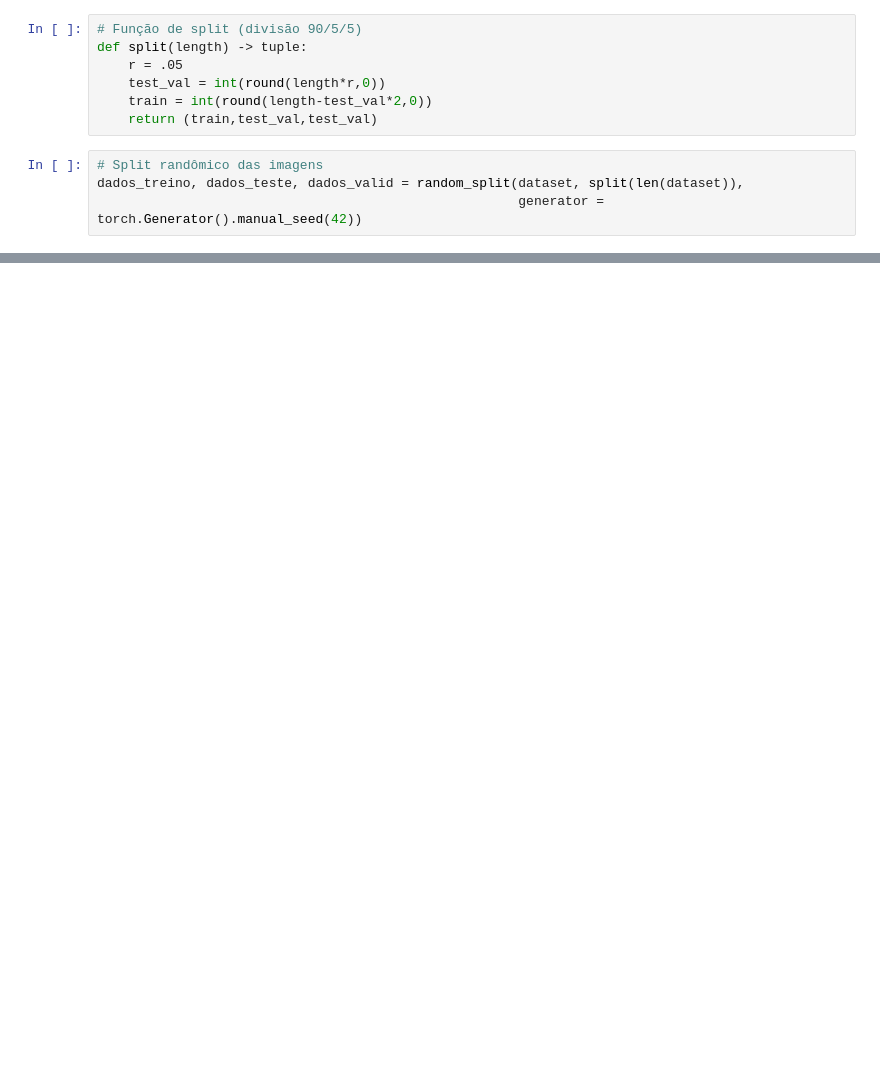
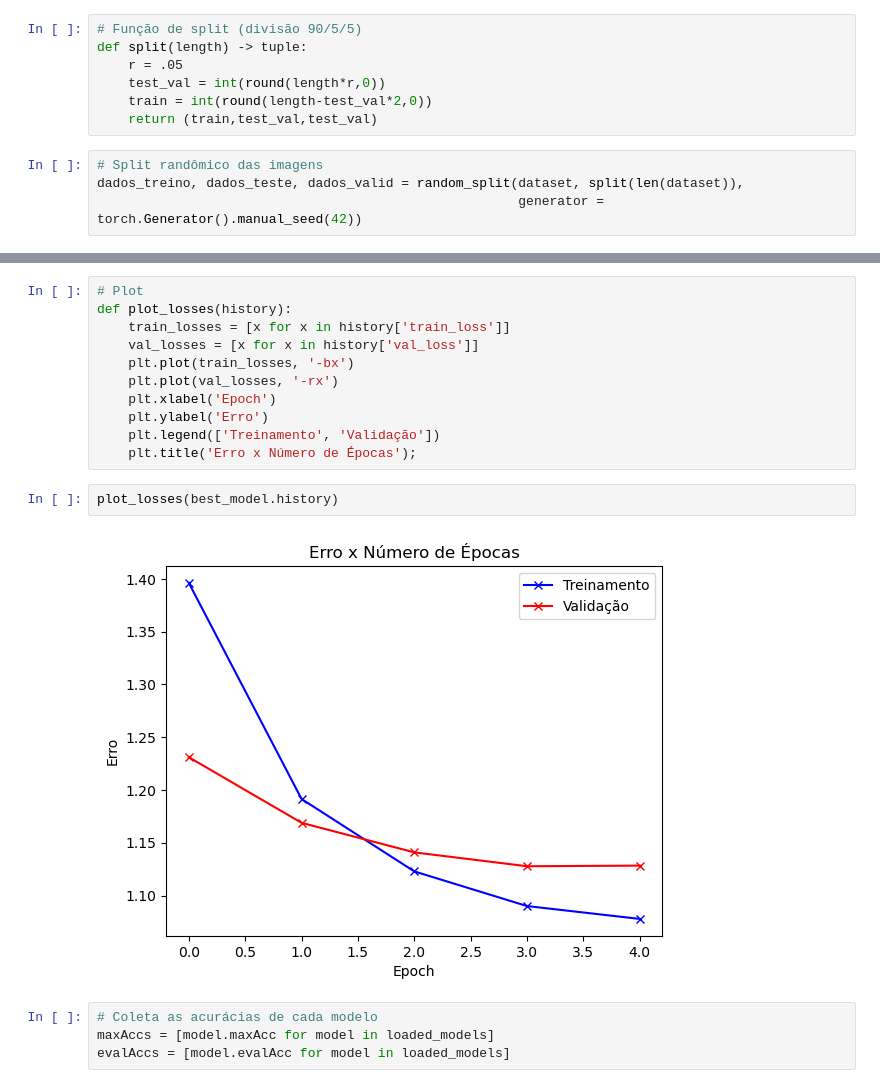
Before and after one commit to marcosmorais94/formacao-inteligencia-artificial, a Jupyter notebook: analises-imagens-IA/projeto03-material-reciclavel.ipynb, the cells around one changed output, grey strips where cells are left out. Drawn from its saved outputs; the diff is of its cells as text; blank space fills up the shorter version.

```diff
--- a/analises-imagens-IA/projeto03-material-reciclavel.ipynb
+++ b/analises-imagens-IA/projeto03-material-reciclavel.ipynb
@@ -119,0 +557,19 @@ batch_size = 16
+# %%
+# Plot
+def plot_losses(history):
+    train_losses = [x for x in history['train_loss']]
+    val_losses = [x for x in history['val_loss']]
+    plt.plot(train_losses, '-bx')
+    plt.plot(val_losses, '-rx')
+    plt.xlabel('Epoch')
+    plt.ylabel('Erro')
+    plt.legend(['Treinamento', 'Validação'])
+    plt.title('Erro x Número de Épocas');
+# %%
+plot_losses(best_model.history)
+# %% [output]
+[figure, added]
+# %%
+# Coleta as acurácias de cada modelo
+maxAccs = [model.maxAcc for model in loaded_models]
+evalAccs = [model.evalAcc for model in loaded_models]
```
Also changed, not shown: parts of 86 cells of this notebook.
